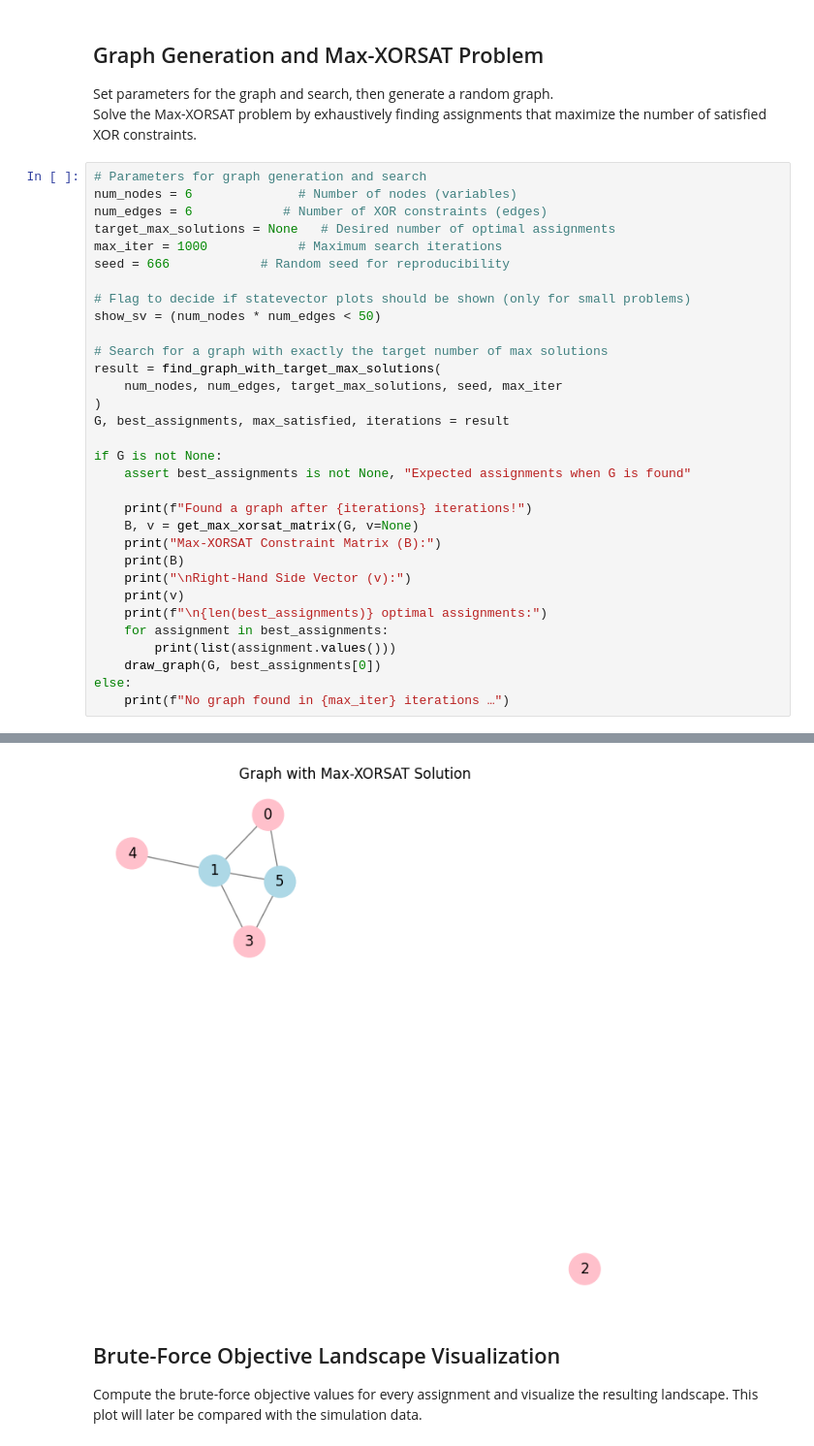
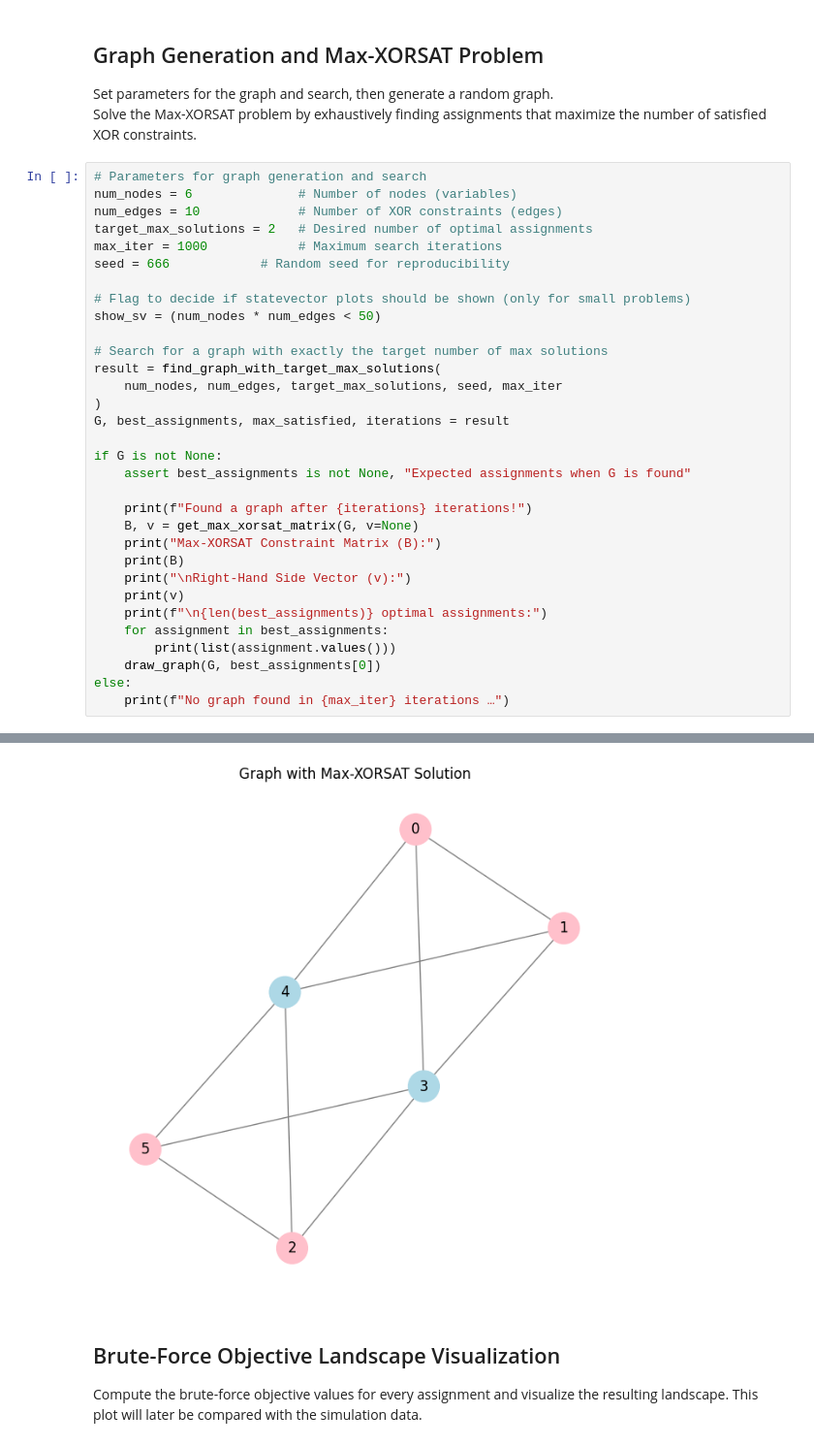
Before and after one commit to BankNatchapol/DQI-Circuit, a Jupyter notebook: notebooks/main.ipynb, the cells around one changed output, grey strips where cells are left out. Shown at 97% size. Saved outputs shown, nothing was run; the diff lists cells and outputs as text.

```diff
--- a/notebooks/main.ipynb
+++ b/notebooks/main.ipynb
@@ -40,8 +40,8 @@ Solve the Max-XORSAT problem by exhaustively finding assignments that maximize t
 # %%
 # Parameters for graph generation and search
 num_nodes = 6              # Number of nodes (variables)
-num_edges = 6            # Number of XOR constraints (edges)
-target_max_solutions = None   # Desired number of optimal assignments
+num_edges = 10             # Number of XOR constraints (edges)
+target_max_solutions = 2   # Desired number of optimal assignments
 max_iter = 1000            # Maximum search iterations
 seed = 666            # Random seed for reproducibility
 
@@ -90,4 +92,4 @@ Right-Hand Side Vector (v):
-[figure, old version]
+[figure, new version]
 # %% [markdown]
 ## Brute-Force Objective Landscape Visualization
 
```
Also changed, not shown: parts of 20 cells of this notebook, 2 other files.
